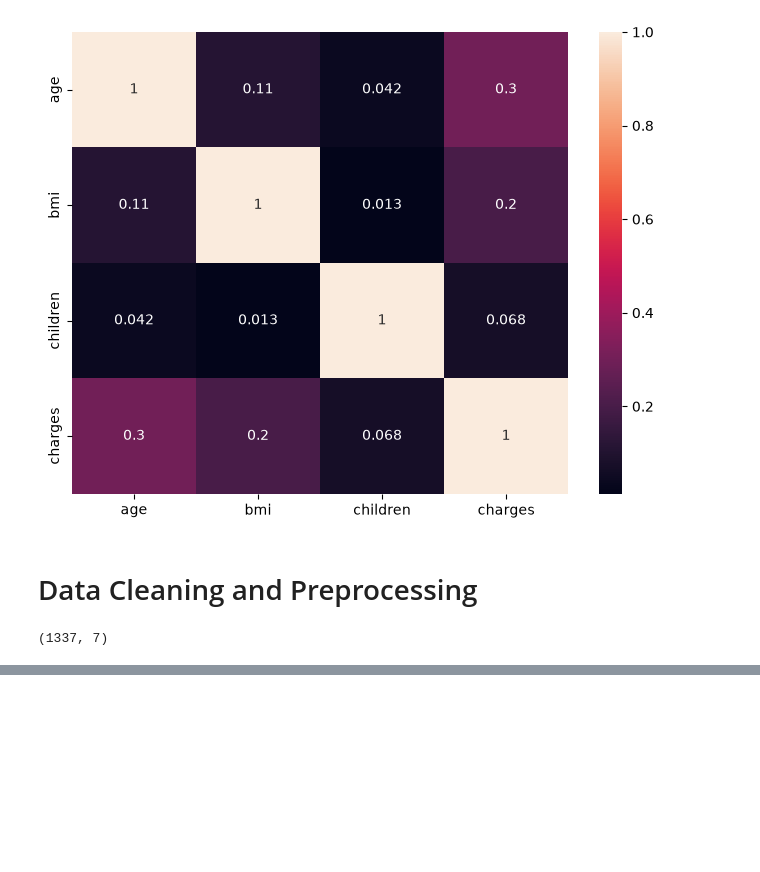
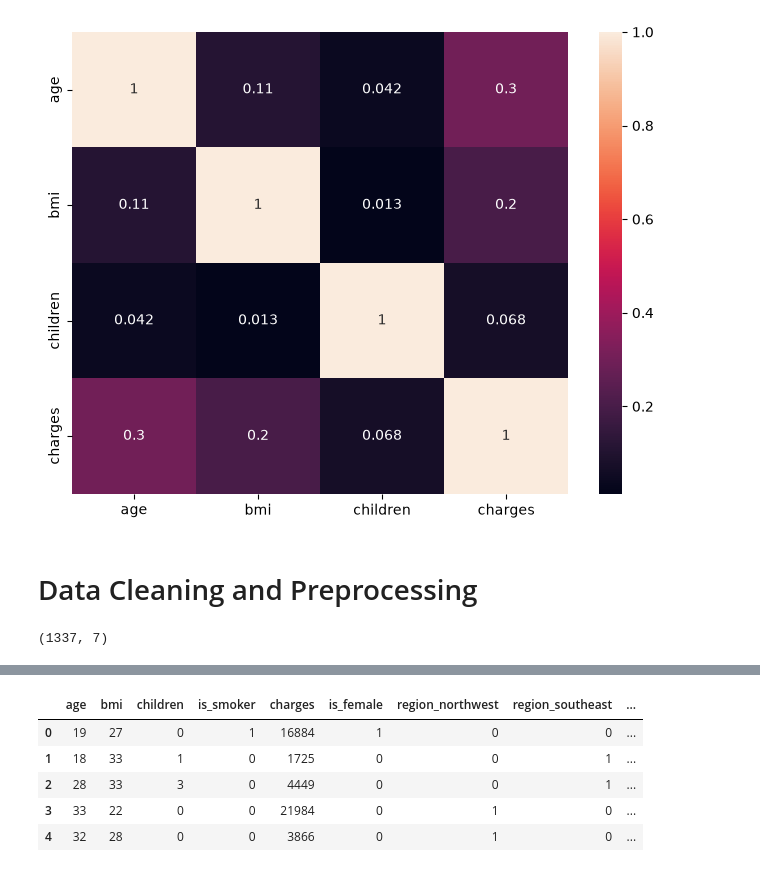
Before and after one commit to Bhavy-Kakaniya/Data-Science, a Jupyter notebook: 03ML/ml.ipynb, the cells around one changed output, grey strips where cells are left out. Cells and saved outputs as stored; diff of their text form; code cells hidden in the pictures; blank space fills up the shorter version.

```diff
--- a/03ML/ml.ipynb
+++ b/03ML/ml.ipynb
@@ -136,0 +208,9 @@ dtype: object
+# %%
+df.head()
+# %% [output]
+|  | age | bmi | children | is_smoker | charges | is_female | region_northwest | region_southeast | ... |
+| 0 | 19 | 27 | 0 | 1 | 16884 | 1 | 0 | 0 | ... |
+| 1 | 18 | 33 | 1 | 0 | 1725 | 0 | 0 | 1 | ... |
+| 2 | 28 | 33 | 3 | 0 | 4449 | 0 | 0 | 1 | ... |
+| 3 | 33 | 22 | 0 | 0 | 21984 | 0 | 1 | 0 | ... |
+| 4 | 32 | 28 | 0 | 0 | 3866 | 0 | 1 | 0 | ... |
```
Also changed, not shown: parts of 24 cells of this notebook.
